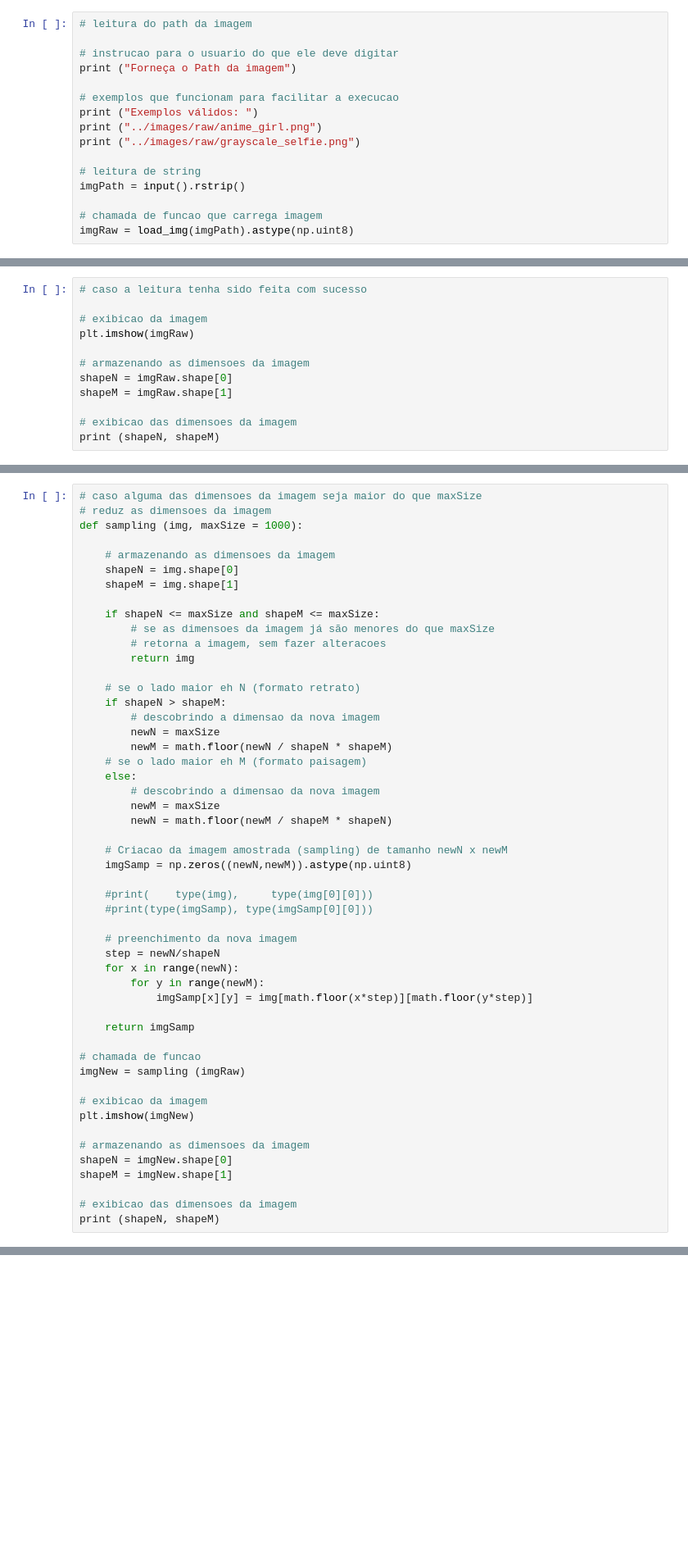
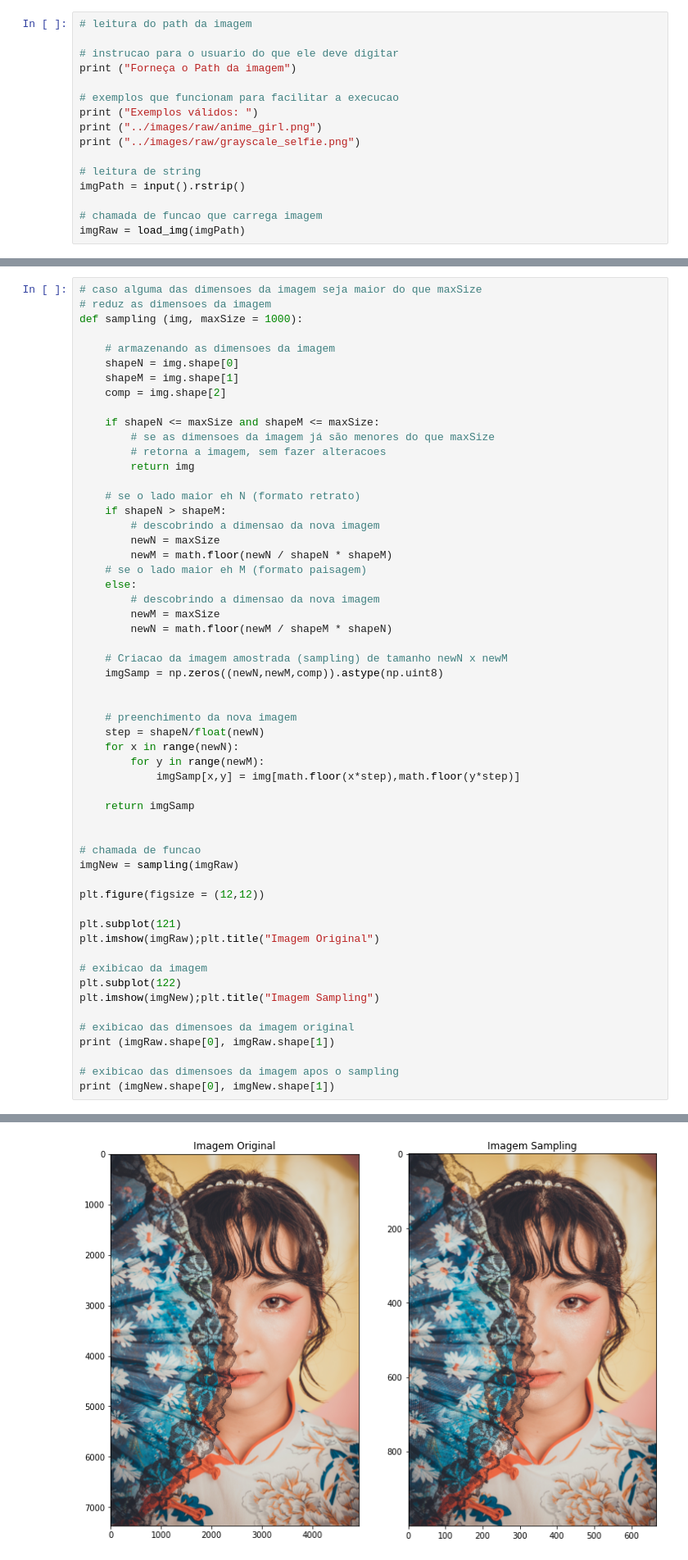
Before and after one commit to GabrielVanLoon/PDI_Gerador_de_Pinturas, a Jupyter notebook: exploratory/Sampling.ipynb, the cells around one changed output, grey strips where cells are left out. Shown: that part at 82% size. Saved outputs shown, nothing was run; the diff lists cells and outputs as text; blank space fills up the shorter version.

Commit message:
finished sampling

```diff
--- a/exploratory/Sampling.ipynb
+++ b/exploratory/Sampling.ipynb
@@ -30,7 +42,7 @@ print ("../images/raw/grayscale_selfie.png")
 imgPath = input().rstrip()
 
 # chamada de funcao que carrega imagem
-imgRaw = load_img(imgPath).astype(np.uint8)
+imgRaw = load_img(imgPath)
 # %% [output]
 Forneça o Path da imagem
 Exemplos válidos:
@@ -46,12 +51,0 @@ Exemplos válidos:
-# %%
-# caso a leitura tenha sido feita com sucesso
-
-# exibicao da imagem
-plt.imshow(imgRaw)
-
-# armazenando as dimensoes da imagem
-shapeN = imgRaw.shape[0]
-shapeM = imgRaw.shape[1]
-
-# exibicao das dimensoes da imagem
-print (shapeN, shapeM)
@@ -66,6 +57,7 @@ def sampling (img, maxSize = 1000):
     # armazenando as dimensoes da imagem
     shapeN = img.shape[0]
     shapeM = img.shape[1]
+    comp = img.shape[2]
 
     if shapeN <= maxSize and shapeM <= maxSize:
         # se as dimensoes da imagem já são menores do que maxSize
@@ -84,29 +76,33 @@ def sampling (img, maxSize = 1000):
         newN = math.floor(newM / shapeM * shapeN)
 
     # Criacao da imagem amostrada (sampling) de tamanho newN x newM
-    imgSamp = np.zeros((newN,newM)).astype(np.uint8)
+    imgSamp = np.zeros((newN,newM,comp)).astype(np.uint8)
 
-    #print(    type(img),     type(img[0][0]))
-    #print(type(imgSamp), type(imgSamp[0][0]))
 
     # preenchimento da nova imagem
-    step = newN/shapeN
+    step = shapeN/float(newN)
     for x in range(newN):
         for y in range(newM):
-            imgSamp[x][y] = img[math.floor(x*step)][math.floor(y*step)]
+            imgSamp[x,y] = img[math.floor(x*step),math.floor(y*step)]
 
     return imgSamp
 
+
 # chamada de funcao
-imgNew = sampling (imgRaw)
+imgNew = sampling(imgRaw)
+
+plt.figure(figsize = (12,12))
+
+plt.subplot(121)
+plt.imshow(imgRaw);plt.title("Imagem Original")
 
 # exibicao da imagem
-plt.imshow(imgNew)
+plt.subplot(122)
+plt.imshow(imgNew);plt.title("Imagem Sampling")
 
-# armazenando as dimensoes da imagem
-shapeN = imgNew.shape[0]
-shapeM = imgNew.shape[1]
+# exibicao das dimensoes da imagem original
+print (imgRaw.shape[0], imgRaw.shape[1])
 
-# exibicao das dimensoes da imagem
-print (shapeN, shapeM)
+# exibicao das dimensoes da imagem apos o sampling
+print (imgNew.shape[0], imgNew.shape[1])
 # %% [output]
@@ -115,0 +111 @@ ValueError: setting an array element with a sequence.
+[figure, added]
```
Also changed, not shown: parts of 5 cells of this notebook, 1 other file.
